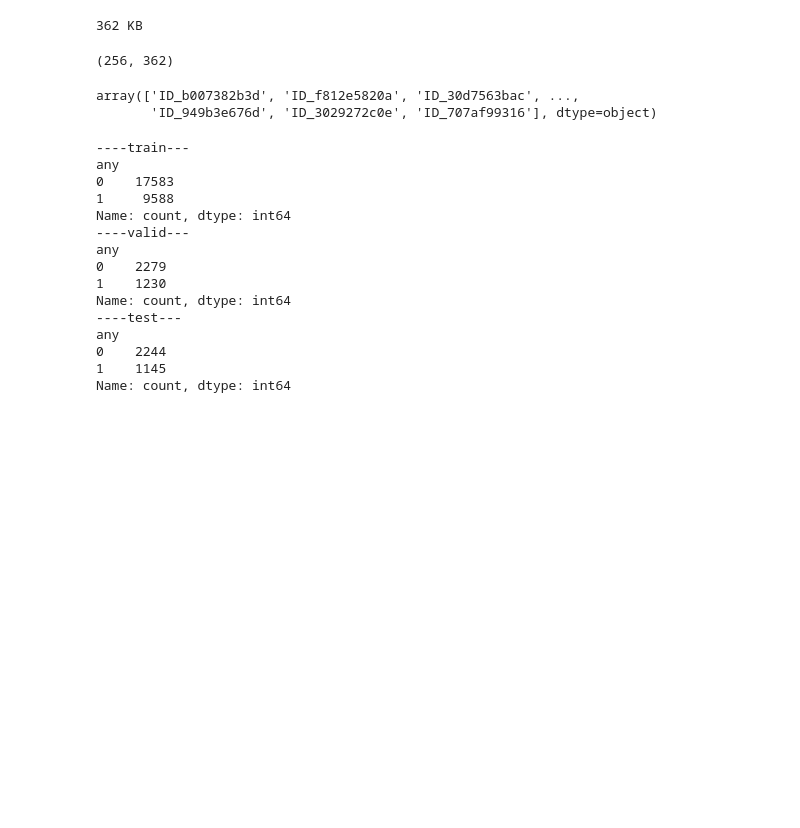
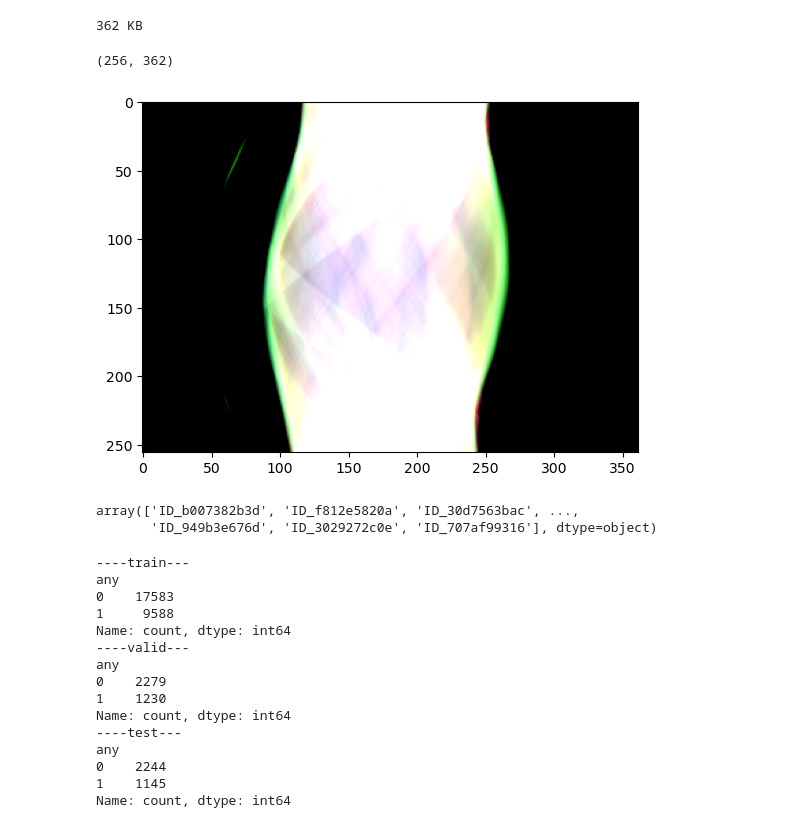
Before and after one commit to rtanx/ich-classification, a Jupyter notebook: main.ipynb, the cells around one changed output. Cells and saved outputs as stored; diff of their text form; code cells hidden in the pictures; blank space fills up the shorter version.

```diff
--- a/main.ipynb
+++ b/main.ipynb
@@ -342,6 +347,13 @@ brain_w_sinogram.shape
 # %% [output]
 362 KB
 (256, 362)
+# %%
+s = cp.clip(cp.stack([brain_w_sinogram, subdural_w_sinogram, soft_w_sinogram], axis=-1), 0, 1)
+
+plt.imshow(s.get(), cmap=plt.cm.Greys_r)
+plt.show()
+# %% [output]
+[figure, added]
 # %%
 train_series = train_metadata_noidx['SeriesInstanceUID'].unique()
 train_series
```
Also changed, not shown: parts of 10 cells of this notebook, 12 other files.
